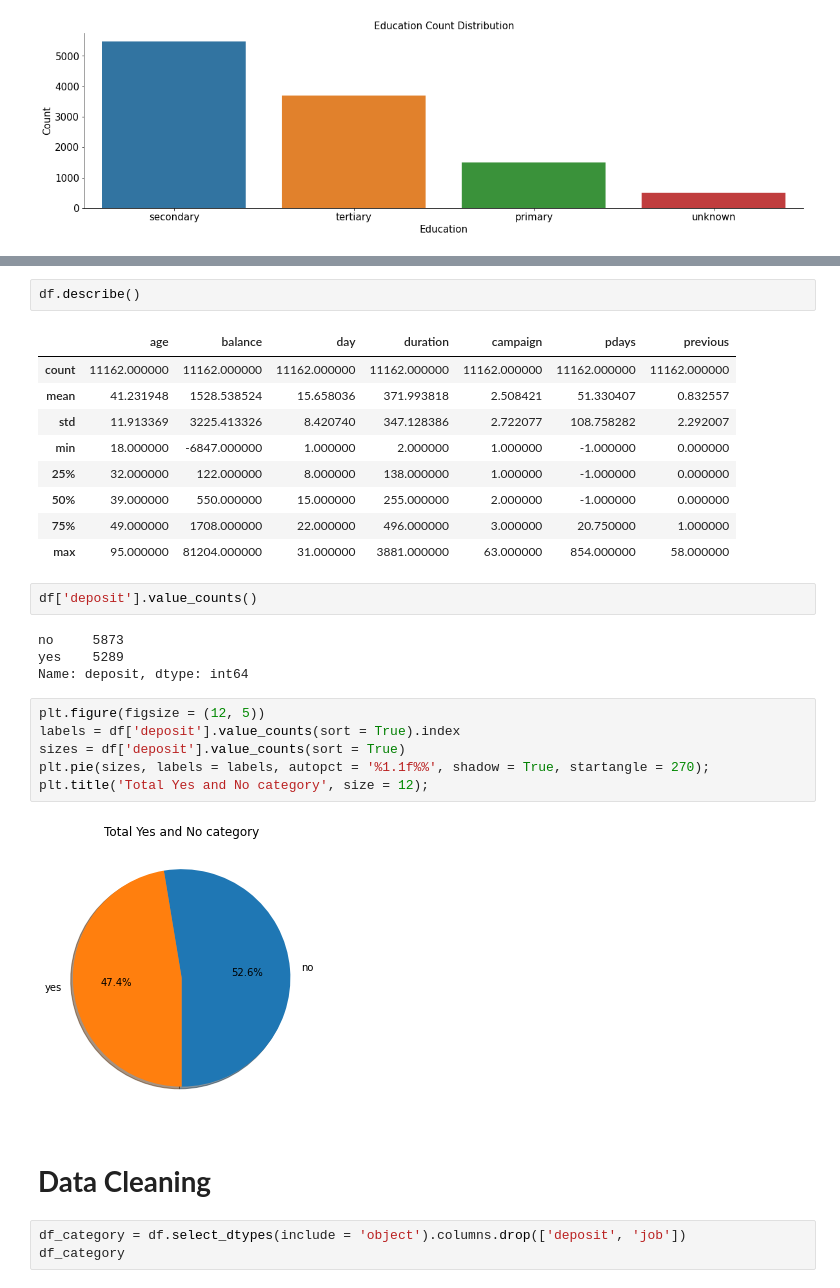
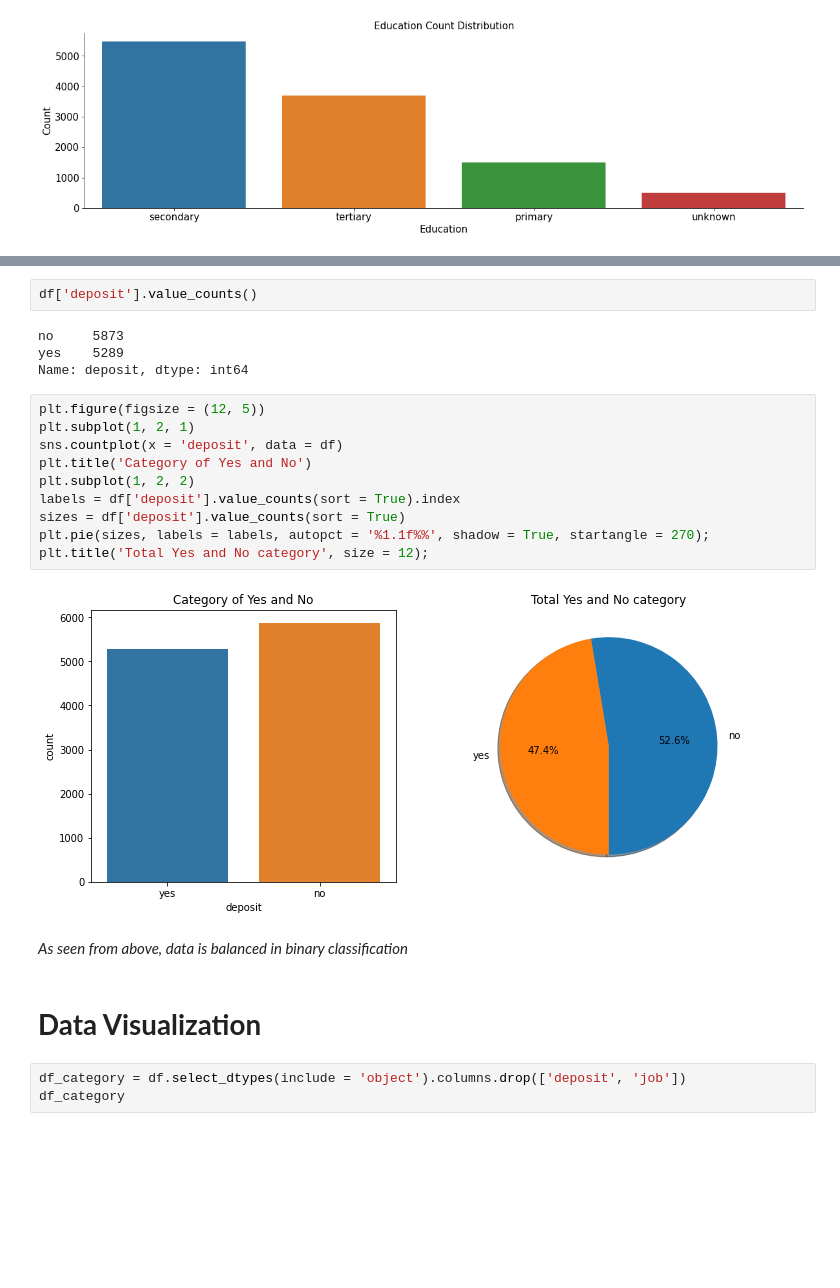
Before and after one commit to manishmawatwal/Bank-Marketing, a Jupyter notebook: Bank_Marketing.ipynb, the cells around one changed output, grey strips where cells are left out. Cells and saved outputs as stored; diff of their text form; blank space fills up the shorter version.

```diff
--- a/Bank_Marketing.ipynb
+++ b/Bank_Marketing.ipynb
@@ -191,15 +213,3 @@ dtype: object
-# %%
-df.describe()
-# %% [output]
-|  | age | balance | day | duration | campaign | pdays | previous |
-| count | 11162.000000 | 11162.000000 | 11162.000000 | 11162.000000 | 11162.000000 | 11162.000000 | 11162.000000 |
-| mean | 41.231948 | 1528.538524 | 15.658036 | 371.993818 | 2.508421 | 51.330407 | 0.832557 |
-| std | 11.913369 | 3225.413326 | 8.420740 | 347.128386 | 2.722077 | 108.758282 | 2.292007 |
-| min | 18.000000 | -6847.000000 | 1.000000 | 2.000000 | 1.000000 | -1.000000 | 0.000000 |
-| 25% | 32.000000 | 122.000000 | 8.000000 | 138.000000 | 1.000000 | -1.000000 | 0.000000 |
-| 50% | 39.000000 | 550.000000 | 15.000000 | 255.000000 | 2.000000 | -1.000000 | 0.000000 |
-| 75% | 49.000000 | 1708.000000 | 22.000000 | 496.000000 | 3.000000 | 20.750000 | 1.000000 |
-| max | 95.000000 | 81204.000000 | 31.000000 | 3881.000000 | 63.000000 | 854.000000 | 58.000000 |
 # %%
 df['deposit'].value_counts()
 # %% [output]
@@ -208,14 +218,20 @@ yes    5289
 Name: deposit, dtype: int64
 # %%
 plt.figure(figsize = (12, 5))
+plt.subplot(1, 2, 1)
+sns.countplot(x = 'deposit', data = df)
+plt.title('Category of Yes and No')
+plt.subplot(1, 2, 2)
 labels = df['deposit'].value_counts(sort = True).index
 sizes = df['deposit'].value_counts(sort = True)
 plt.pie(sizes, labels = labels, autopct = '%1.1f%%', shadow = True, startangle = 270);
 plt.title('Total Yes and No category', size = 12);
 # %% [output]
-[figure, old version]
+[figure, new version]
+# %% [markdown]
+*As seen from above, data is balanced in binary classification*
 # %% [markdown]
-# **Data Cleaning**
+# **Data Visualization**
 # %%
 df_category = df.select_dtypes(include = 'object').columns.drop(['deposit', 'job'])
 df_category
```
Also changed, not shown: parts of 27 cells of this notebook.
